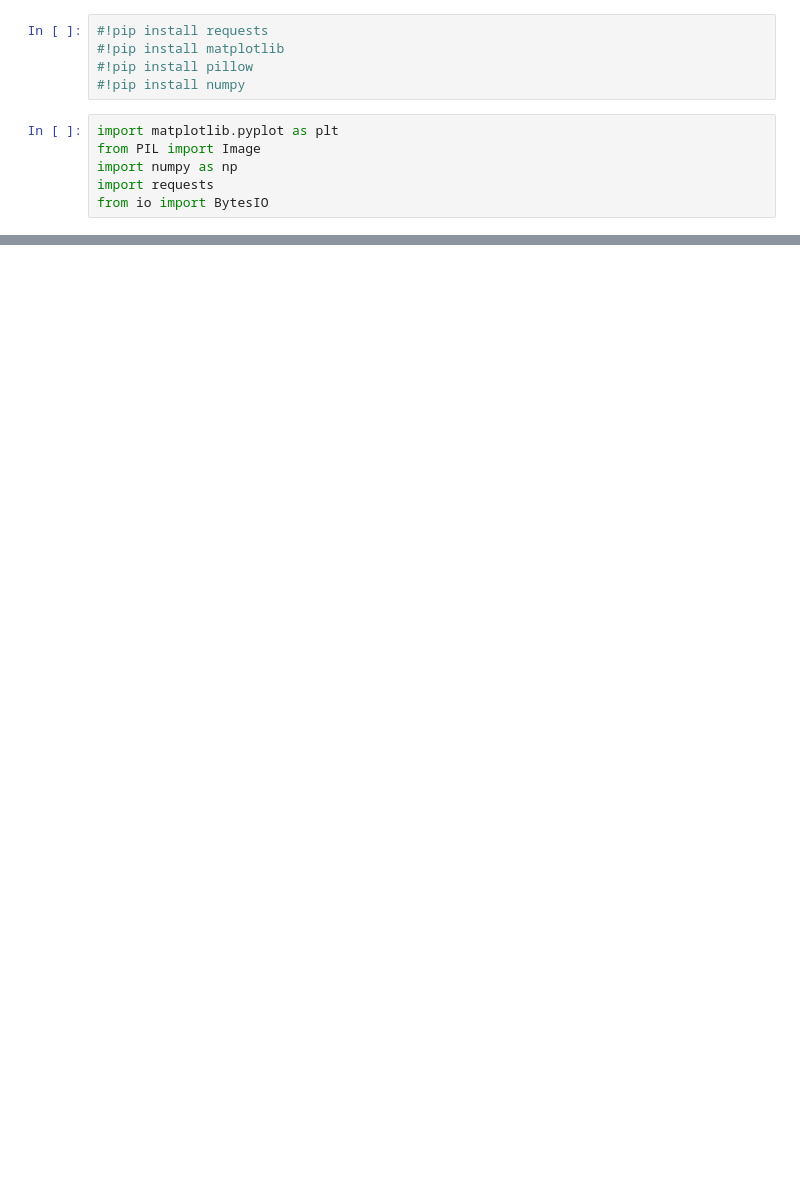
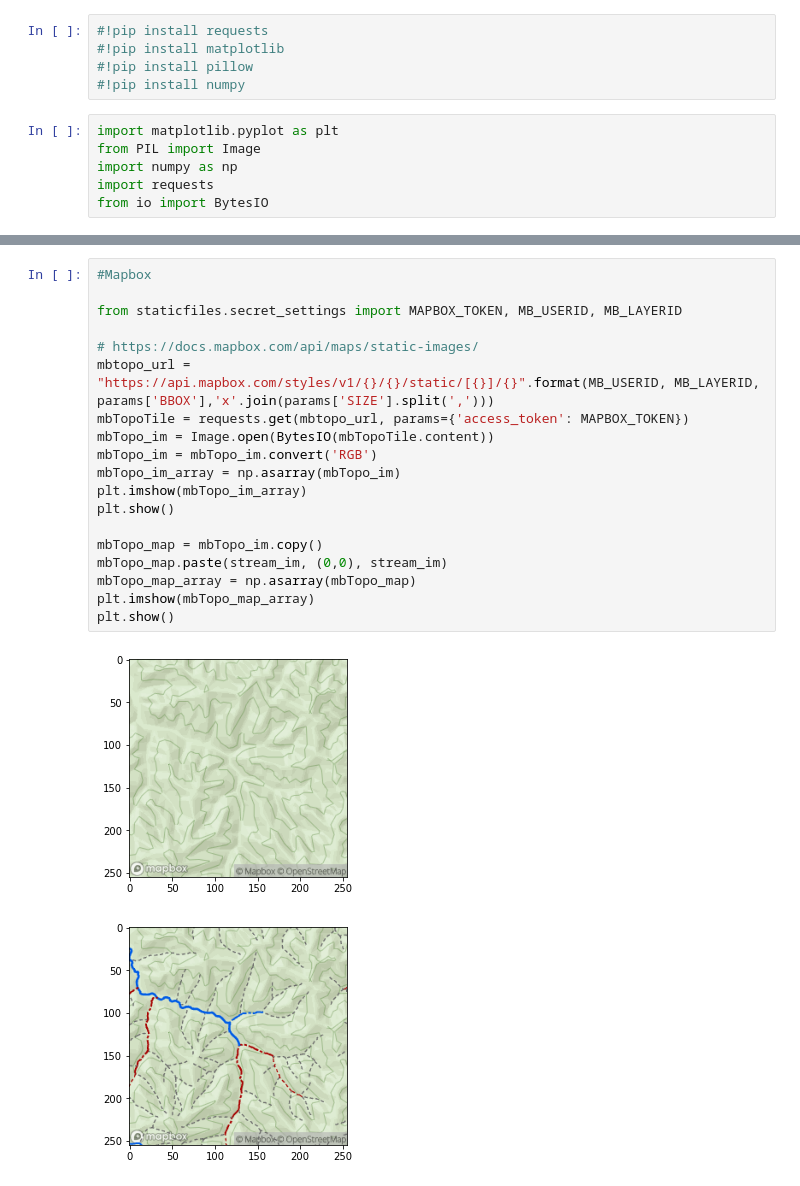
Before and after one commit to Ecotrust/landmapper, a Jupyter notebook: notebooks/Mapserver Layer With Baselayer.ipynb, the cells around one changed output, grey strips where cells are left out. Saved outputs shown, nothing was run; the diff lists cells and outputs as text; blank space fills up the shorter version.

Commit message:
adding mapbox example

```diff
--- a/notebooks/Mapserver Layer With Baselayer.ipynb
+++ b/notebooks/Mapserver Layer With Baselayer.ipynb
@@ -128,0 +95,22 @@ plt.show()
+# %%
+#Mapbox
+
+from staticfiles.secret_settings import MAPBOX_TOKEN, MB_USERID, MB_LAYERID
+
+# https://docs.mapbox.com/api/maps/static-images/
+mbtopo_url = "https://api.mapbox.com/styles/v1/{}/{}/static/[{}]/{}".format(MB_USERID, MB_LAYERID, params['BBOX'],'x'.join(params['SIZE'].split(',')))
+mbTopoTile = requests.get(mbtopo_url, params={'access_token': MAPBOX_TOKEN})
+mbTopo_im = Image.open(BytesIO(mbTopoTile.content))
+mbTopo_im = mbTopo_im.convert('RGB')
+mbTopo_im_array = np.asarray(mbTopo_im)
+plt.imshow(mbTopo_im_array)
+plt.show()
+
+mbTopo_map = mbTopo_im.copy()
+mbTopo_map.paste(stream_im, (0,0), stream_im)
+mbTopo_map_array = np.asarray(mbTopo_map)
+plt.imshow(mbTopo_map_array)
+plt.show()
+# %% [output]
+[figure, added]
+[figure, added]
```
Also changed, not shown: parts of 5 cells of this notebook.
